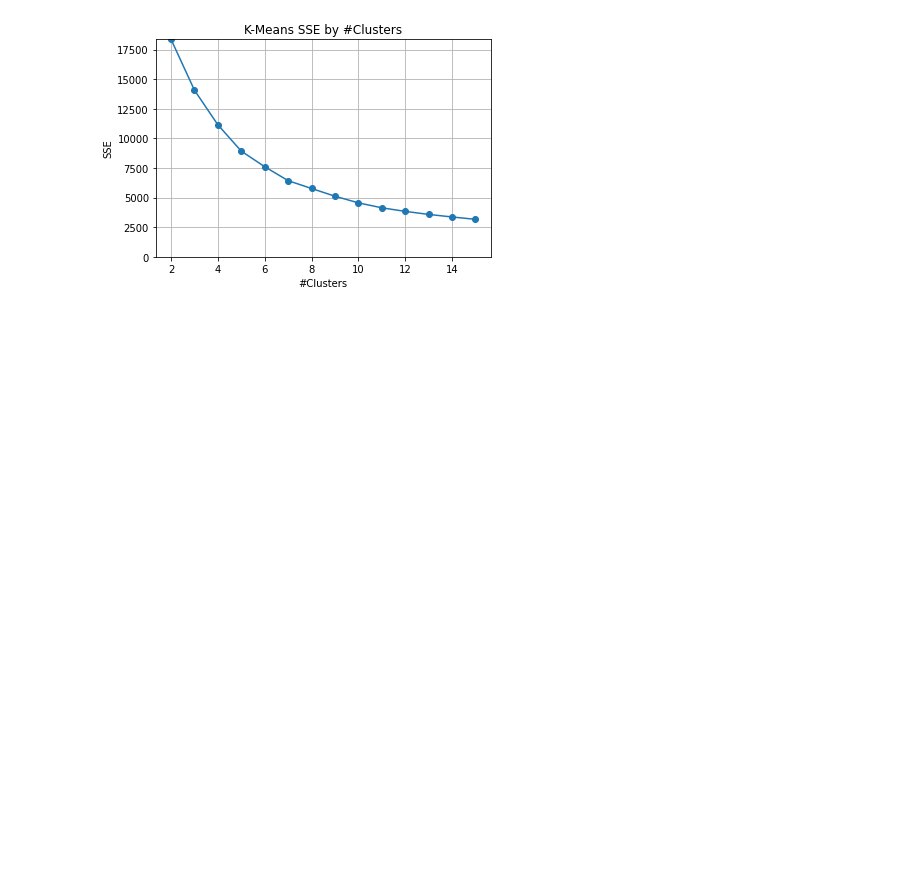
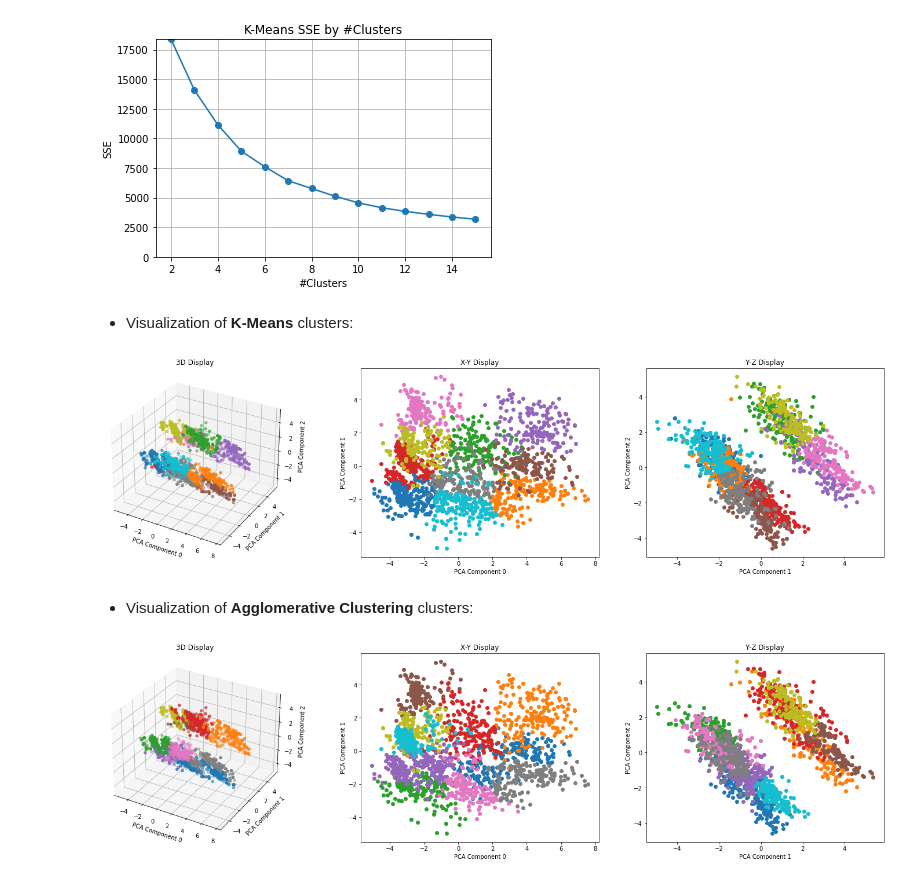
Before and after one commit to pspanoudakis/Data-Mining-Techniques-Projects, a Jupyter notebook: project1/CustomerPersonalityAnalysis.ipynb, the cells around one changed output. Drawn from its saved outputs; the diff is of its cells as text; code cells hidden in the pictures; blank space fills up the shorter version.

Commit message:
Clusters Visualization

```diff
--- a/project1/CustomerPersonalityAnalysis.ipynb
+++ b/project1/CustomerPersonalityAnalysis.ipynb
@@ -665,17 +688,9 @@ N_COMPONENTS = 3
 pcaCompressor = PCA(n_components=N_COMPONENTS)
 pcaArray = pcaCompressor.fit_transform(dfOneHot)
 
-def plot3dPca(arr: np.ndarray):
-    assert arr.shape[1] == 3
-
-    fig = plt.figure(figsize=(7, 6))
-    ax = fig.add_subplot(projection='3d')
-    ax.scatter3D(xs=arr[:,0], ys=arr[:,1], zs=arr[:,2])
-
-    ax.set_title('3D Display of PCA array')
-    ax.set_xlabel('Component 0')
-    ax.set_ylabel('Component 1')
-    ax.set_zlabel('Component 2')
-
-plot3dPca(pcaArray)
+ax = create3dScatter(pcaArray)
+ax.set_title('3D Display of PCA array')
+ax.set_xlabel('Component 0')
+ax.set_ylabel('Component 1')
+ax.set_zlabel('Component 2')
 # %% [output]
@@ -750,3 +768,51 @@ demonstrateElbowMethod(ClustererWrapper(cls=KMeans, clsName='K-Means'), pcaArray
 # %% [output]
            0/14 -- Time Elapsed: 00:00
 [figure]
+# %%
+def visualizeClusters(clustererOutput: np.ndarray, clustererName: str):
+
+    def extractScatterAxesRGB(ax: plt.Axes, collectionIndex: int) -> np.ndarray:
+        rgb = ax.collections[collectionIndex].get_facecolor()[0, :3]
+        return np.array([rgb])
+
+    fig = plt.figure(figsize=(25, 6))
+    ax3D = fig.add_subplot(1, 3, 1, projection='3d')
+    axXY = fig.add_subplot(1, 3, 2)
+    axYZ = fig.add_subplot(1, 3, 3)
+
+    activeClusters = np.unique(clustererOutput)
+    for i, cluster in enumerate(activeClusters):
+        clusterSamples: np.ndarray = clustererOutput == cluster
+
+        ax3D = create3dScatter(pcaArray[clusterSamples, :], ax3D)
+        color = extractScatterAxesRGB(ax3D, i)
+
+        axXY = create2dScatter(pcaArray[clusterSamples, 0:2], axXY, color)
+        axYZ = create2dScatter(pcaArray[clusterSamples, 1:3], axYZ, color)
+
+    ax3D.set_title('3D Display')
+    ax3D.set_xlabel('PCA Component 0')
+    ax3D.set_ylabel('PCA Component 1')
+    ax3D.set_zlabel('PCA Component 2')
+
+    axXY.set_title('X-Y Display')
+    axXY.set_xlabel('PCA Component 0')
+    axXY.set_ylabel('PCA Component 1')
+
+    axYZ.set_title('Y-Z Display')
+    axYZ.set_xlabel('PCA Component 1')
+    axYZ.set_ylabel('PCA Component 2')
+
+    printMd(f'- Visualization of **{clustererName}** clusters:')
+    plt.show()
+
+N_CLUSTERS = 10
+for clusterer in (ClustererWrapper(KMeans), ClustererWrapper(AgglomerativeClustering)):
+    clusterer.initClusterer(nClusters=N_CLUSTERS)
+    clustererOutput = clusterer.fitPredict(pcaArray)
+    visualizeClusters(clustererOutput, clusterer.getName())
+# %% [output]
+- Visualization of **K-Means** clusters:
+[figure, added]
+- Visualization of **Agglomerative Clustering** clusters:
+[figure, added]
```
Also changed, not shown: parts of 5 cells of this notebook.
